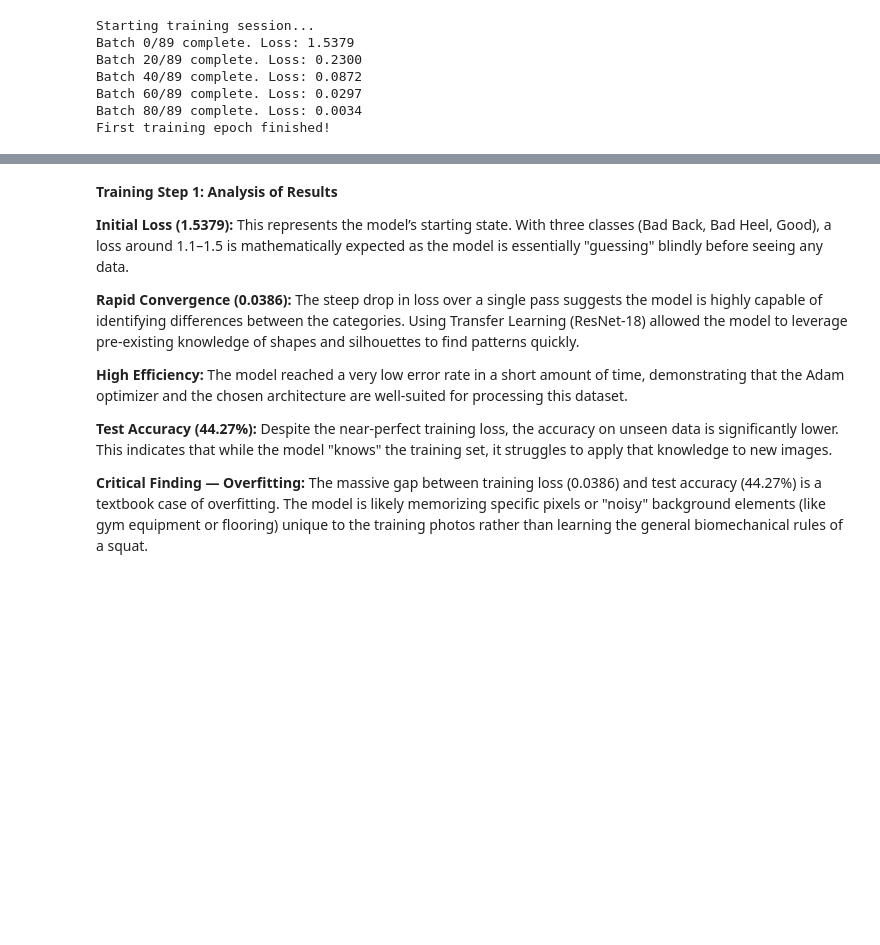
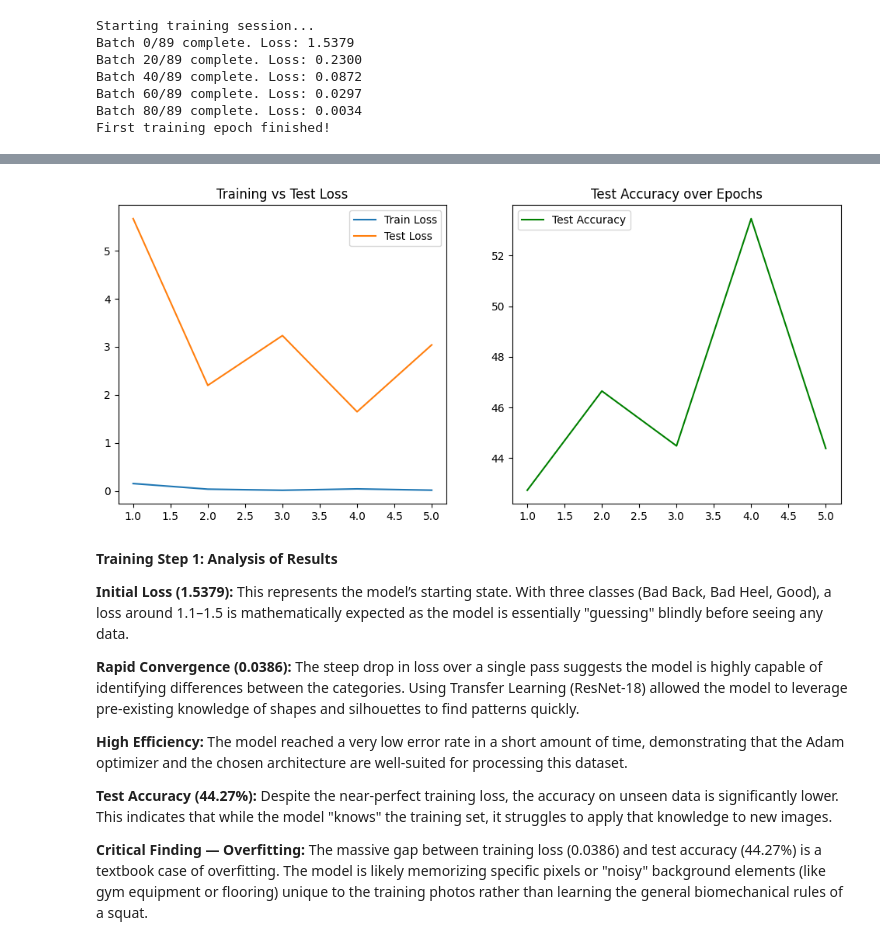
Before and after one commit to elizabethmrankin1/BME450-project, a Jupyter notebook: BME450_Final_Project.ipynb, the cells around one changed output, grey strips where cells are left out. Drawn from its saved outputs; the diff is of its cells as text; code cells hidden in the pictures; blank space fills up the shorter version.

```diff
--- a/BME450_Final_Project.ipynb
+++ b/BME450_Final_Project.ipynb
@@ -209,3 +209,78 @@ Batch 40/89 complete. Loss: 0.0872
 Batch 60/89 complete. Loss: 0.0297
 Batch 80/89 complete. Loss: 0.0034
 First training epoch finished!
+# %%
+import torch.optim as optim
+import matplotlib.pyplot as plt
+
+# Learning Rate: 0.001
+
+print("Start training session...")
+
+train_losses = []
+test_losses = []
+test_accuracies = []
+
+for epoch in range(5):
+    model.train()
+    running_train_loss = 0.0
+
+    for batch_idx, (inputs, labels) in enumerate(dataloaders['train']):
+        inputs, labels = inputs.to(device), labels.to(device)
+        optimizer.zero_grad()
+
+        outputs = model(inputs)
+        loss = criterion(outputs, labels)
+
+        # The loss now implicitly includes the weight decay penalty
+        loss.backward()
+        optimizer.step()
+
+        running_train_loss += loss.item() * inputs.size(0)
+
+        if batch_idx % 20 == 0:
+            print(f"Batch {batch_idx}/{len(dataloaders['train'])} complete. Loss: {loss.item():.4f}")
+
+    epoch_train_loss = running_train_loss / len(dataloaders['train'].dataset)
+    train_losses.append(epoch_train_loss)
+
+    # ---- TESTING BLOCK ----
+    model.eval()
+    running_test_loss = 0.0
+    correct = 0
+
+    with torch.no_grad():
+        for inputs, labels in dataloaders['test']:
+            inputs, labels = inputs.to(device), labels.to(device)
+            outputs = model(inputs)
+            loss = criterion(outputs, labels)
+            running_test_loss += loss.item() * inputs.size(0)
+
+            preds = torch.argmax(outputs, 1)
+            correct += (preds == labels).sum().item()
+
+    epoch_test_loss = running_test_loss / len(dataloaders['test'].dataset)
+    accuracy = correct / len(dataloaders['test'].dataset)
+
+    print(f"Epoch {epoch+1}/5 complete.")
+    print(f"Test Loss: {epoch_test_loss:.4f} | Test Accuracy: {accuracy*100:.2f}%")
+
+    test_losses.append(epoch_test_loss)
+    test_accuracies.append(accuracy)
+
+# --- PLOTTING ---
+epochs_range = range(1, len(train_losses) + 1)
+
+plt.figure(figsize=(12, 5))
+plt.subplot(1, 2, 1)
+plt.plot(epochs_range, train_losses, label="Train Loss")
+plt.plot(epochs_range, test_losses, label="Test Loss")
+plt.title("Training vs Test Loss")
+plt.legend()
+
+plt.subplot(1, 2, 2)
+plt.plot(epochs_range, [acc*100 for acc in test_accuracies], label="Test Accuracy", color='green')
+plt.title("Test Accuracy over Epochs")
+plt.legend()
+plt.show()
+# %% [output]
@@ -212,3 +304,4 @@ First training epoch finished!
+[figure, added]
 # %% [markdown]
 **Training Step 1: Analysis of Results**
 
```
Also changed, not shown: parts of 5 cells of this notebook.
